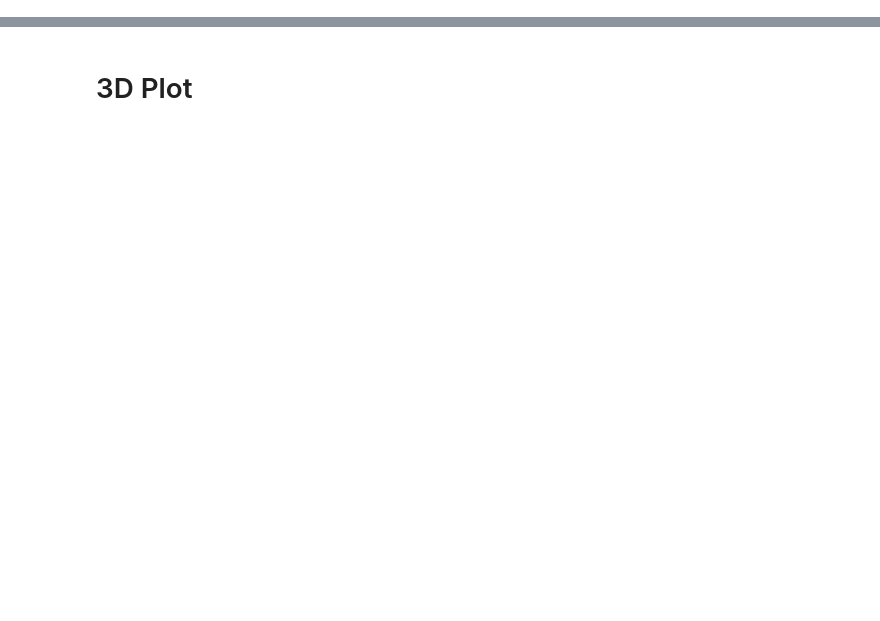
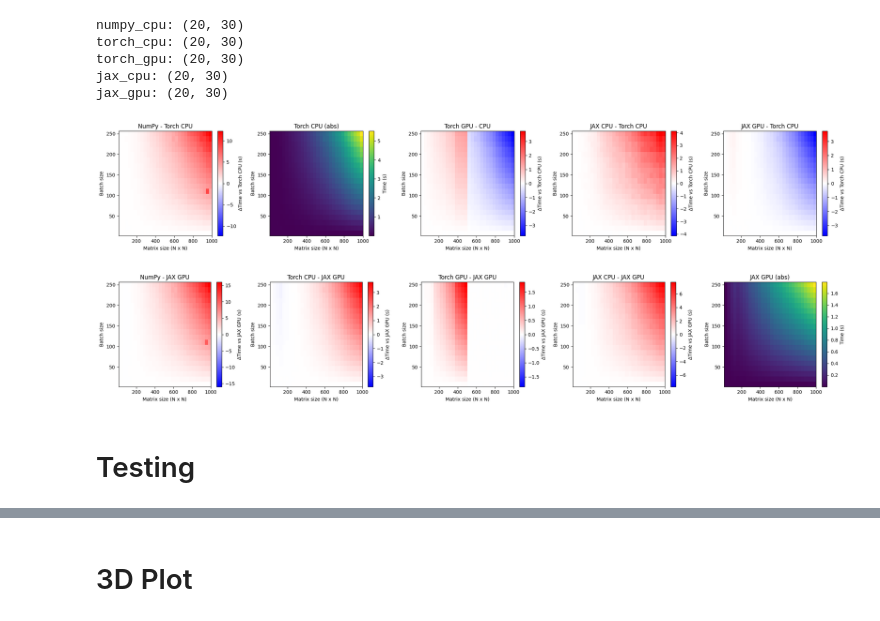
Before and after one commit to MauriceDHanisch/dxtb, a Jupyter notebook: notebooks/gpu vs cpu/eigh/eigh_jax_torch.ipynb, the cells around one changed output, grey strips where cells are left out. Cells and saved outputs as stored; diff of their text form; code cells hidden in the pictures; blank space fills up the shorter version.

Commit message:
Add benchmark iles for eigh torch vs jax vs numpy

```diff
--- a/notebooks/gpu vs cpu/eigh/eigh_jax_torch.ipynb
+++ b/notebooks/gpu vs cpu/eigh/eigh_jax_torch.ipynb
@@ -1,3 +151,82 @@
+# %%
+import pickle
+results = pickle.load(open("eigh_benchmark_results_full.pkl", "rb"))["results"]
+matrix_sizes = pickle.load(open("eigh_benchmark_results_full.pkl", "rb"))["matrix_sizes"][::-1]
+batch_sizes = pickle.load(open("eigh_benchmark_results_full.pkl", "rb"))["batch_sizes"][::-1]
+
+for k, v in results.items():
+    print(f"{k}: {v.shape}")
+    results[k] = results[k][::-1, ::-1]
+
+
+
+# --- Plotting (1): baseline = torch_cpu ---
+fig, axes = plt.subplots(1, 5, figsize=(22, 4))
+titles = ["NumPy - Torch CPU", "Torch CPU (abs)", "Torch GPU - CPU", "JAX CPU - Torch CPU", "JAX GPU - Torch CPU", ]
+keys = ["numpy_cpu", "torch_cpu", "torch_gpu", "jax_cpu", "jax_gpu", ]
+base = results["torch_cpu"]
+
+for ax, key, title in zip(axes, keys, titles):
+    if "abs" in title:
+        im = ax.imshow(results[key], origin="lower", aspect="auto",
+                       extent=[matrix_sizes[0], matrix_sizes[-1], batch_sizes[0], batch_sizes[-1]],
+                       interpolation="nearest")
+        cbar = fig.colorbar(im, ax=ax)
+        cbar.set_label("Time (s)")
+    else:
+        diff = results[key] - base
+        vmax = np.nanmax(np.abs(diff))
+        vmin = -vmax
+        im = ax.imshow(diff, origin="lower", aspect="auto",
+                       extent=[matrix_sizes[0], matrix_sizes[-1], batch_sizes[0], batch_sizes[-1]],
+                       interpolation="nearest", cmap="bwr", vmin=vmin, vmax=vmax)
+        cbar = fig.colorbar(im, ax=ax)
+        cbar.set_label("\u0394Time vs Torch CPU (s)")
+    ax.set_title(title)
+    ax.set_xlabel("Matrix size (N x N)")
+    ax.set_ylabel("Batch size")
+
+plt.tight_layout()
+plt.show()
+
+# --- Plotting (2): baseline = jax_gpu ---
+fig, axes = plt.subplots(1, 5, figsize=(22, 4))
+titles = ["NumPy - JAX GPU", "Torch CPU - JAX GPU", "Torch GPU - JAX GPU", "JAX CPU - JAX GPU", "JAX GPU (abs)"]
+keys = ["numpy_cpu", "torch_cpu", "torch_gpu", "jax_cpu", "jax_gpu"]
+base = results["jax_gpu"]
+
+for ax, key, title in zip(axes, keys, titles):
+    if "abs" in title:
+        im = ax.imshow(results[key], origin="lower", aspect="auto",
+                       extent=[matrix_sizes[0], matrix_sizes[-1], batch_sizes[0], batch_sizes[-1]],
+                       interpolation="nearest")
+        cbar = fig.colorbar(im, ax=ax)
+        cbar.set_label("Time (s)")
+    else:
+        diff = results[key] - base
+        vmax = np.nanmax(np.abs(diff))
+        vmin = -vmax
+        im = ax.imshow(diff, origin="lower", aspect="auto",
+                       extent=[matrix_sizes[0], matrix_sizes[-1], batch_sizes[0], batch_sizes[-1]],
+                       interpolation="nearest", cmap="bwr", vmin=vmin, vmax=vmax)
+        cbar = fig.colorbar(im, ax=ax)
+        cbar.set_label("\u0394Time vs JAX GPU (s)")
+    ax.set_title(title)
+    ax.set_xlabel("Matrix size (N x N)")
+    ax.set_ylabel("Batch size")
+
+plt.tight_layout()
+plt.show()
+# %% [output]
+numpy_cpu: (20, 30)
+torch_cpu: (20, 30)
+torch_gpu: (20, 30)
+jax_cpu: (20, 30)
+jax_gpu: (20, 30)
+[figure, added]
+[figure, added]
+# %% [markdown]
+# Testing
 # %%
 import time
 import numpy as np
```
Also changed, not shown: parts of 9 cells of this notebook, 3 other files.
